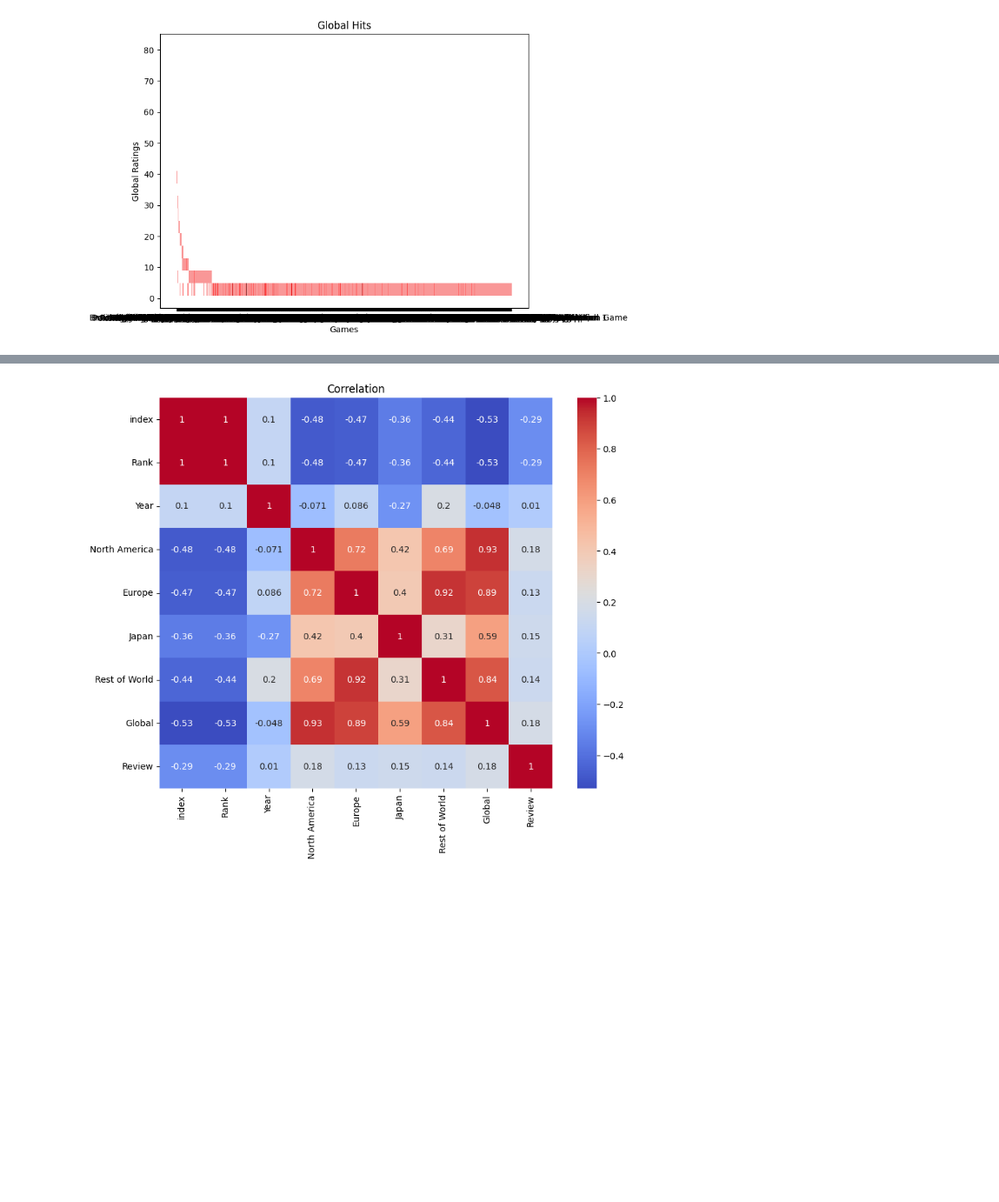
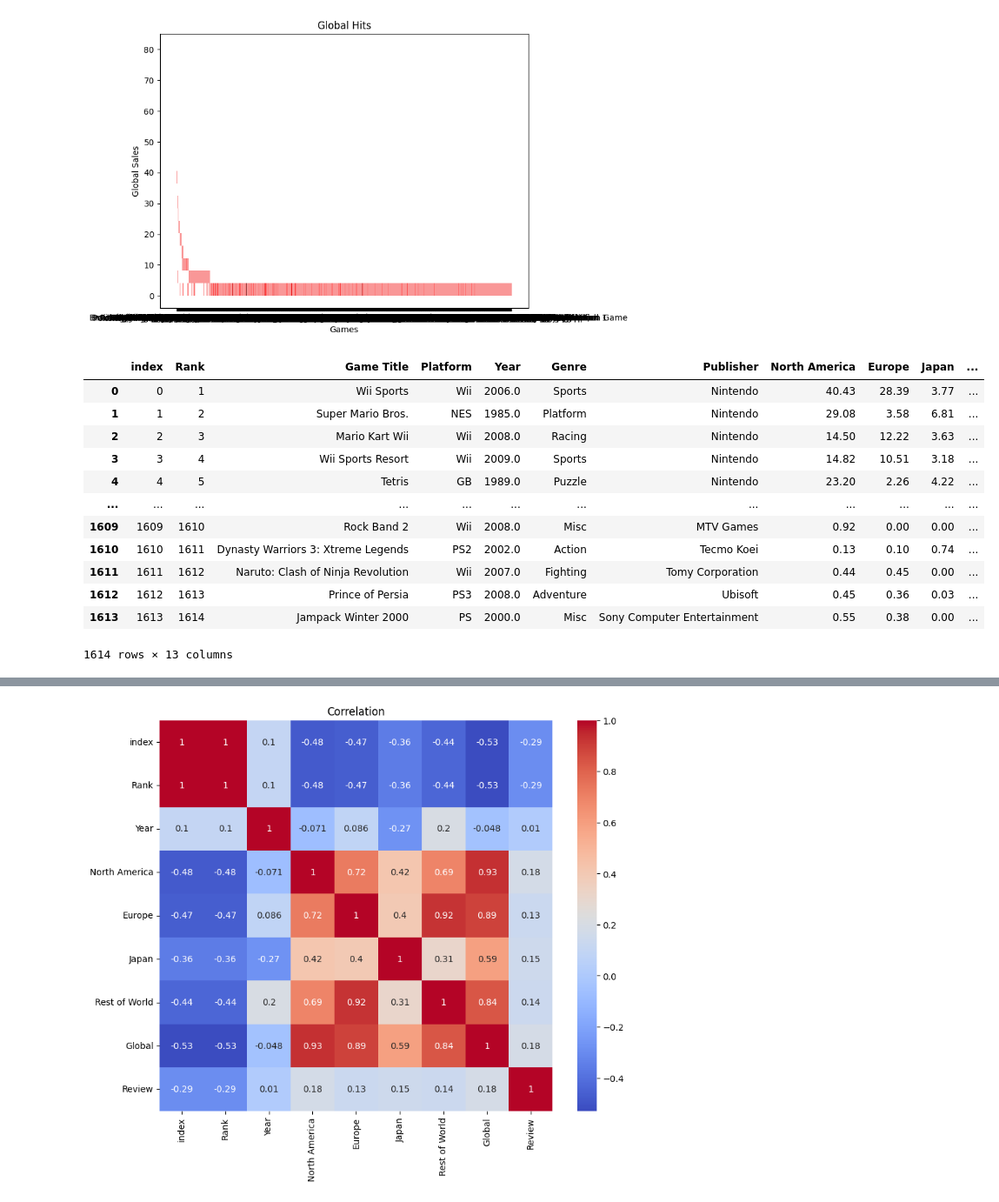
Before and after one commit to Prag-deesh/Chat-Analysis-ML, a Jupyter notebook: Untitled1.ipynb, the cells around one changed output, grey strips where cells are left out. Shown: that part at 87% size. Cells and saved outputs as stored; diff of their text form; code cells hidden in the pictures; blank space fills up the shorter version.

```diff
--- a/Untitled1.ipynb
+++ b/Untitled1.ipynb
@@ -69,3 +69,21 @@ plt.ylabel('Global Ratings')
 plt.show()
 # %% [output]
 [figure]
+# %%
+success_threshold = 1.0
+successful_games = df[df['Global'] >= success_threshold]
+successful_games
+# %% [output]
+|  | index | Rank | Game Title | Platform | Year | Genre | Publisher | North America | Europe | Japan | ... |
+| 0 | 0 | 1 | Wii Sports | Wii | 2006.0 | Sports | Nintendo | 40.43 | 28.39 | 3.77 | ... |
+| 1 | 1 | 2 | Super Mario Bros. | NES | 1985.0 | Platform | Nintendo | 29.08 | 3.58 | 6.81 | ... |
+| 2 | 2 | 3 | Mario Kart Wii | Wii | 2008.0 | Racing | Nintendo | 14.50 | 12.22 | 3.63 | ... |
+| 3 | 3 | 4 | Wii Sports Resort | Wii | 2009.0 | Sports | Nintendo | 14.82 | 10.51 | 3.18 | ... |
+| 4 | 4 | 5 | Tetris | GB | 1989.0 | Puzzle | Nintendo | 23.20 | 2.26 | 4.22 | ... |
+| ... | ... | ... | ... | ... | ... | ... | ... | ... | ... | ... | ... |
+| 1609 | 1609 | 1610 | Rock Band 2 | Wii | 2008.0 | Misc | MTV Games | 0.92 | 0.00 | 0.00 | ... |
+| 1610 | 1610 | 1611 | Dynasty Warriors 3: Xtreme Legends | PS2 | 2002.0 | Action | Tecmo Koei | 0.13 | 0.10 | 0.74 | ... |
+| 1611 | 1611 | 1612 | Naruto: Clash of Ninja Revolution | Wii | 2007.0 | Fighting | Tomy Corporation | 0.44 | 0.45 | 0.00 | ... |
+| 1612 | 1612 | 1613 | Prince of Persia | PS3 | 2008.0 | Adventure | Ubisoft | 0.45 | 0.36 | 0.03 | ... |
+| 1613 | 1613 | 1614 | Jampack Winter 2000 | PS | 2000.0 | Misc | Sony Computer Entertainment | 0.55 | 0.38 | 0.00 | ... |
+1614 rows × 13 columns
```
Also changed, not shown: parts of 3 cells of this notebook.
